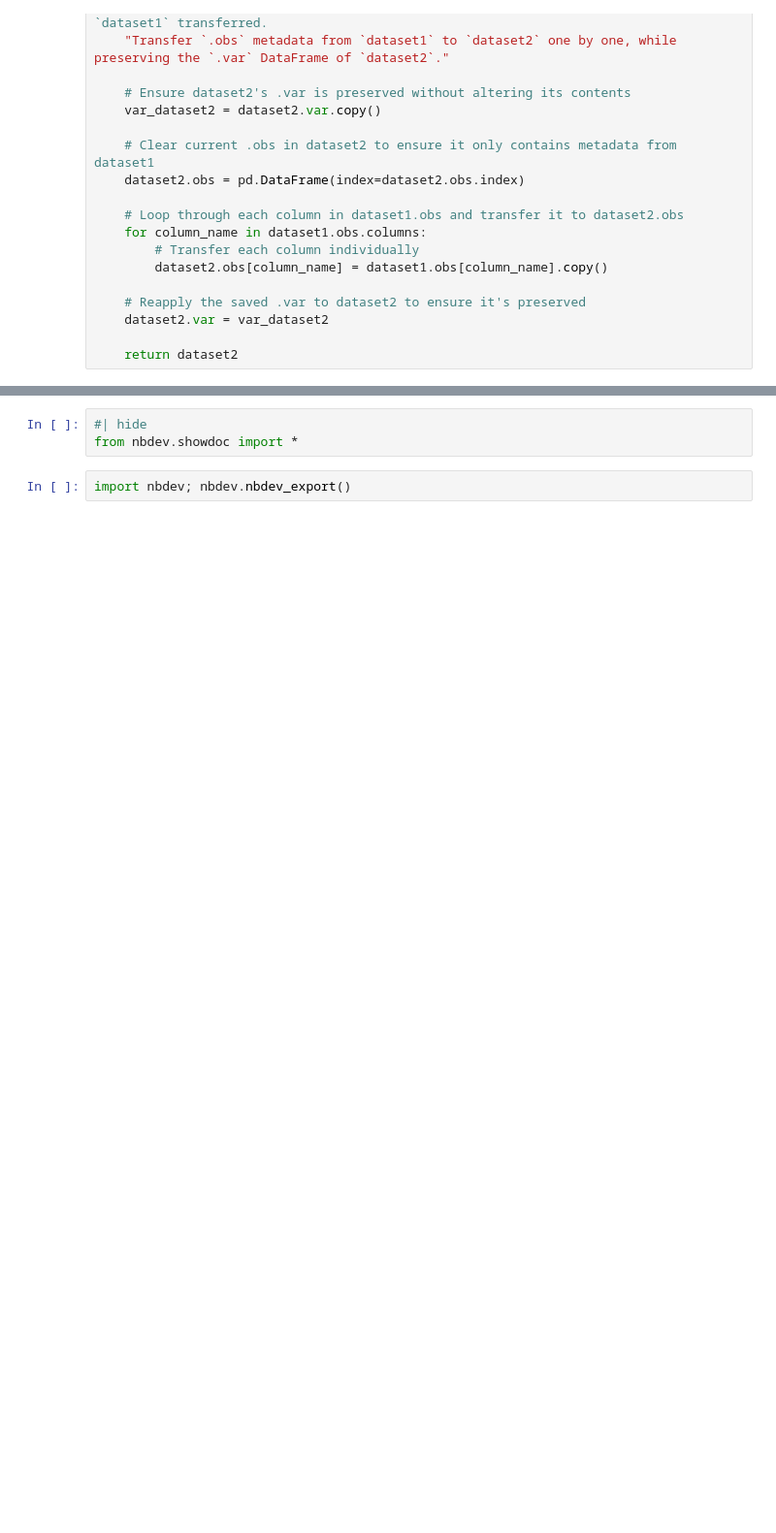
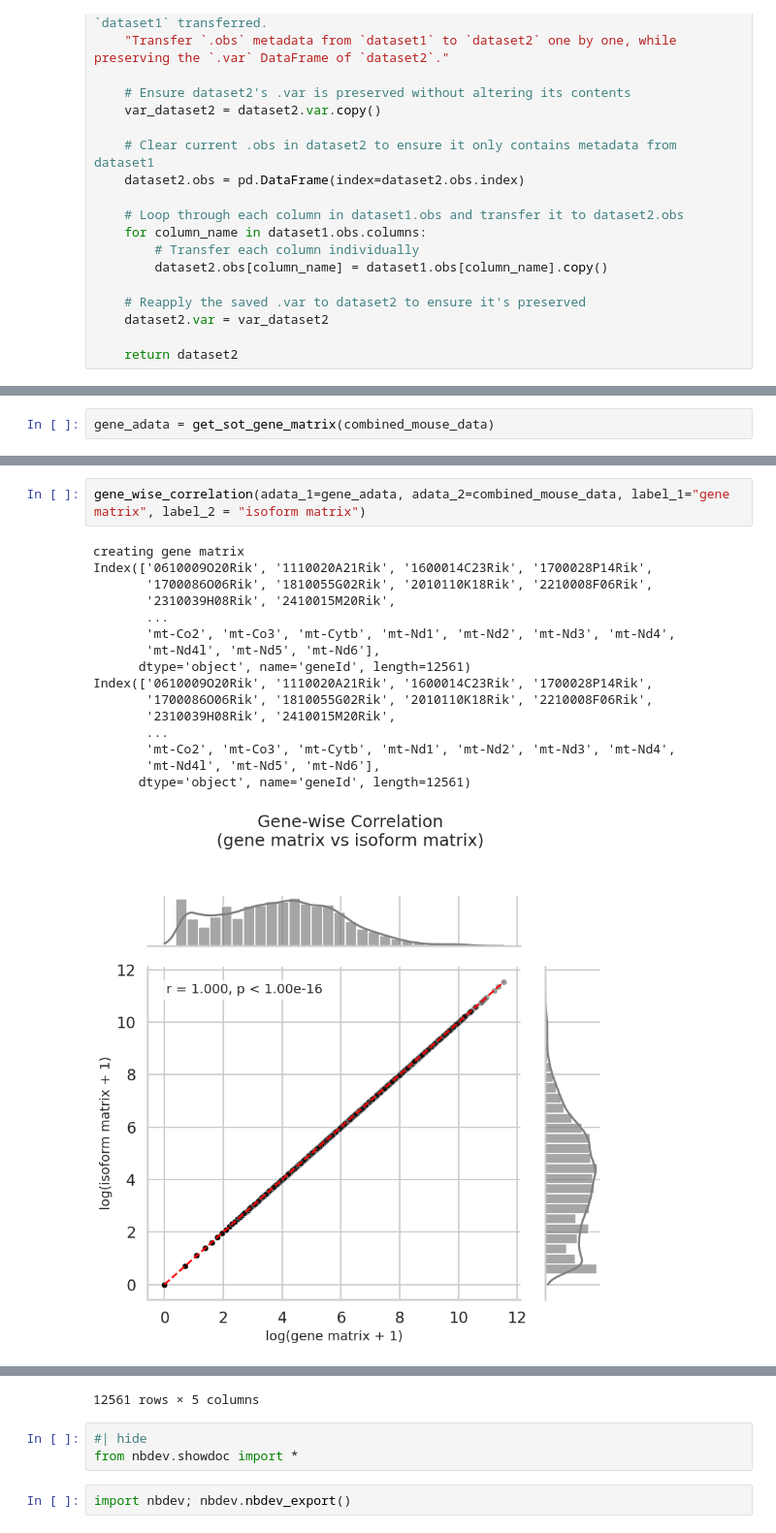
Before and after one commit to cobioda/allos, a Jupyter notebook: nbs/007_preprocesing.ipynb, the cells around one changed output, grey strips where cells are left out. Shown at 97% size. Cells and saved outputs as stored; diff of their text form; blank space fills up the shorter version.

```diff
--- a/nbs/007_preprocesing.ipynb
+++ b/nbs/007_preprocesing.ipynb
@@ -46,0 +173,2 @@ def transfer_obs(dataset1: ad.AnnData,  # Source AnnData object with .obs metada
+# %%
+gene_adata = get_sot_gene_matrix(combined_mouse_data)
@@ -46,0 +348,19 @@ def transfer_obs(dataset1: ad.AnnData,  # Source AnnData object with .obs metada
+# %%
+gene_wise_correlation(adata_1=gene_adata, adata_2=combined_mouse_data, label_1="gene matrix", label_2 = "isoform matrix")
+# %% [output]
+creating gene matrix
+Index(['0610009O20Rik', '1110020A21Rik', '1600014C23Rik', '1700028P14Rik',
+       '1700086O06Rik', '1810055G02Rik', '2010110K18Rik', '2210008F06Rik',
+       '2310039H08Rik', '2410015M20Rik',
+       ...
+       'mt-Co2', 'mt-Co3', 'mt-Cytb', 'mt-Nd1', 'mt-Nd2', 'mt-Nd3', 'mt-Nd4',
+       'mt-Nd4l', 'mt-Nd5', 'mt-Nd6'],
+      dtype='object', name='geneId', length=12561)
+Index(['0610009O20Rik', '1110020A21Rik', '1600014C23Rik', '1700028P14Rik',
+       '1700086O06Rik', '1810055G02Rik', '2010110K18Rik', '2210008F06Rik',
+       '2310039H08Rik', '2410015M20Rik',
+       ...
+       'mt-Co2', 'mt-Co3', 'mt-Cytb', 'mt-Nd1', 'mt-Nd2', 'mt-Nd3', 'mt-Nd4',
+       'mt-Nd4l', 'mt-Nd5', 'mt-Nd6'],
+      dtype='object', name='geneId', length=12561)
+[figure, added]
@@ -47,3 +379,4 @@ def transfer_obs(dataset1: ad.AnnData,  # Source AnnData object with .obs metada
+12561 rows × 5 columns
 # %%
 #| hide
 from nbdev.showdoc import *
```
Also changed, not shown: parts of 8 cells of this notebook, 4 other files.
